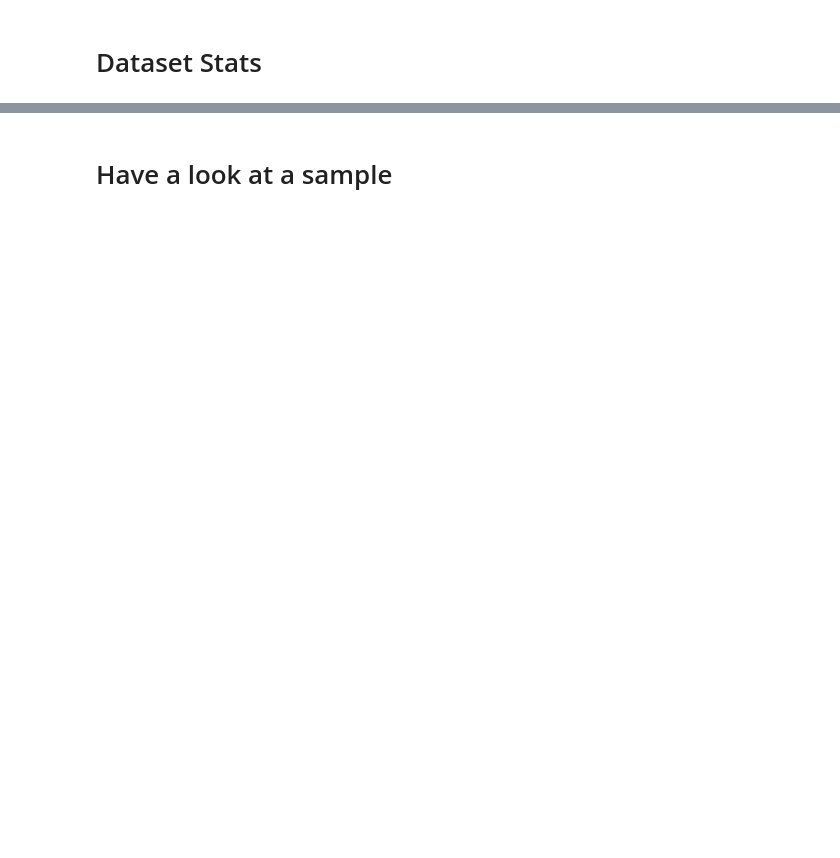
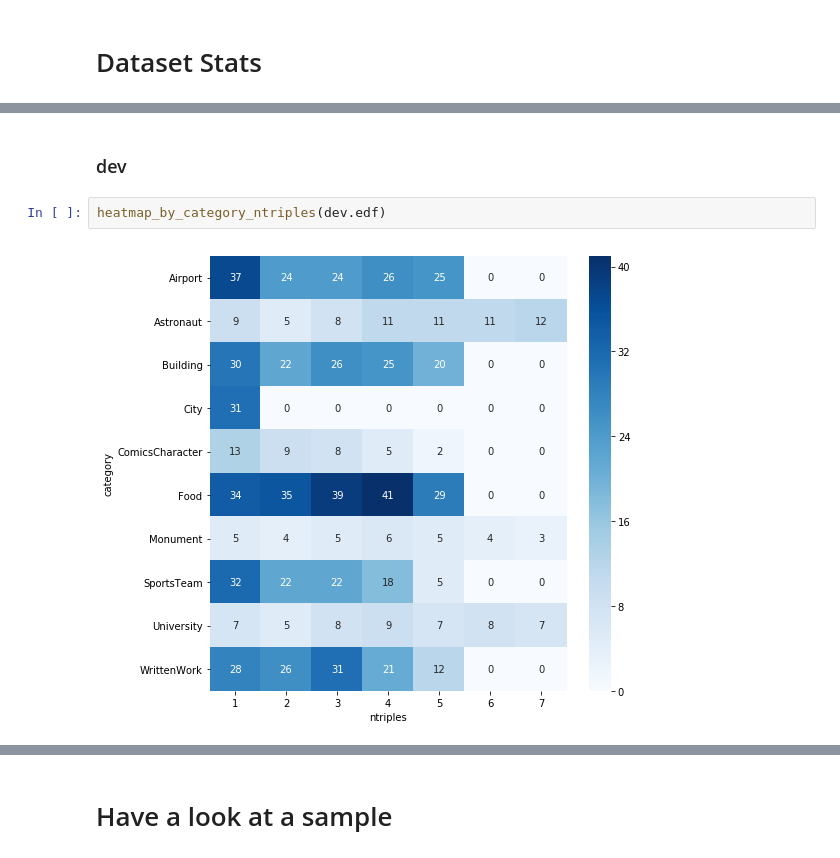
Before and after one commit to abevieiramota/challenge-webnlg, a Jupyter notebook: notebook/1 - Exploratory Data Analysis.ipynb, the cells around one changed output, grey strips where cells are left out. Saved outputs shown, nothing was run; the diff lists cells and outputs as text; blank space fills up the shorter version.

```diff
--- a/notebook/1 - Exploratory Data Analysis.ipynb
+++ b/notebook/1 - Exploratory Data Analysis.ipynb
@@ -43,0 +60,6 @@ corpus.datasets_size(normalize=True)
+# %% [markdown]
+### dev
+# %%
+heatmap_by_category_ntriples(dev.edf)
+# %% [output]
+[figure, added]
```
Also changed, not shown: parts of 107 cells of this notebook, 3 other files.
